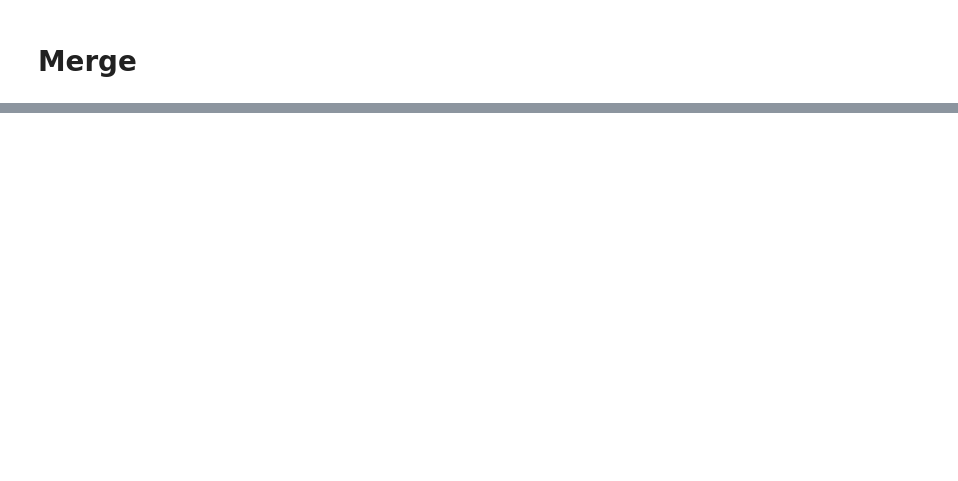
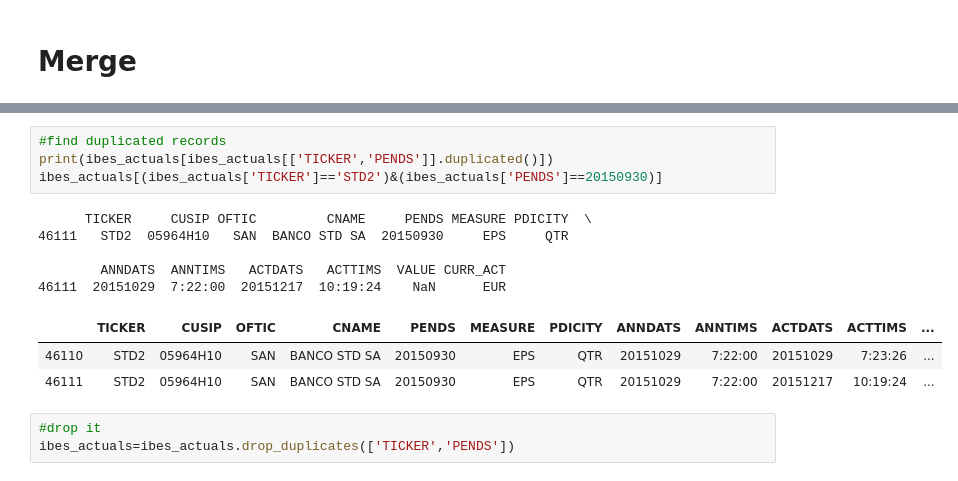
Before and after one commit to rmfeng/dsqfltproject, a Jupyter notebook: part_2_data_merge.ipynb, the cells around one changed output, grey strips where cells are left out. Drawn from its saved outputs; the diff is of its cells as text; blank space fills up the shorter version.

```diff
--- a/part_2_data_merge.ipynb
+++ b/part_2_data_merge.ipynb
@@ -96,0 +88,16 @@ Index(['TICKER', 'PERMNO', 'NCUSIP', 'sdate', 'edate', 'SCORE'], dtype='object')
+# %%
+#find duplicated records
+print(ibes_actuals[ibes_actuals[['TICKER','PENDS']].duplicated()])
+ibes_actuals[(ibes_actuals['TICKER']=='STD2')&(ibes_actuals['PENDS']==20150930)]
+# %% [output]
+      TICKER     CUSIP OFTIC         CNAME     PENDS MEASURE PDICITY  \
+46111   STD2  05964H10   SAN  BANCO STD SA  20150930     EPS     QTR
+
+        ANNDATS  ANNTIMS   ACTDATS   ACTTIMS  VALUE CURR_ACT
+46111  20151029  7:22:00  20151217  10:19:24    NaN      EUR
+|  | TICKER | CUSIP | OFTIC | CNAME | PENDS | MEASURE | PDICITY | ANNDATS | ANNTIMS | ACTDATS | ACTTIMS | ... |
+| 46110 | STD2 | 05964H10 | SAN | BANCO STD SA | 20150930 | EPS | QTR | 20151029 | 7:22:00 | 20151029 | 7:23:26 | ... |
+| 46111 | STD2 | 05964H10 | SAN | BANCO STD SA | 20150930 | EPS | QTR | 20151029 | 7:22:00 | 20151217 | 10:19:24 | ... |
+# %%
+#drop it
+ibes_actuals=ibes_actuals.drop_duplicates(['TICKER','PENDS'])
```
Also changed, not shown: parts of 14 cells of this notebook.
